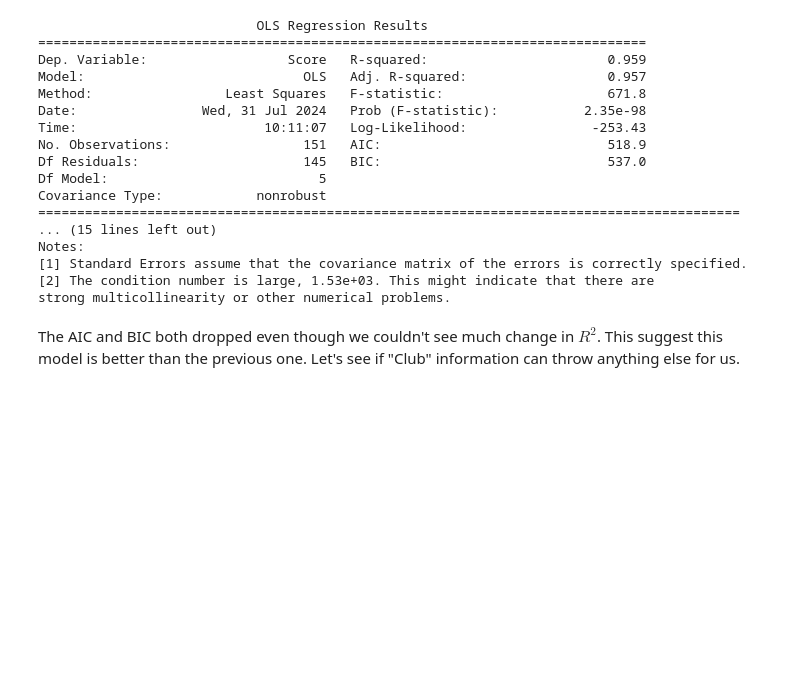
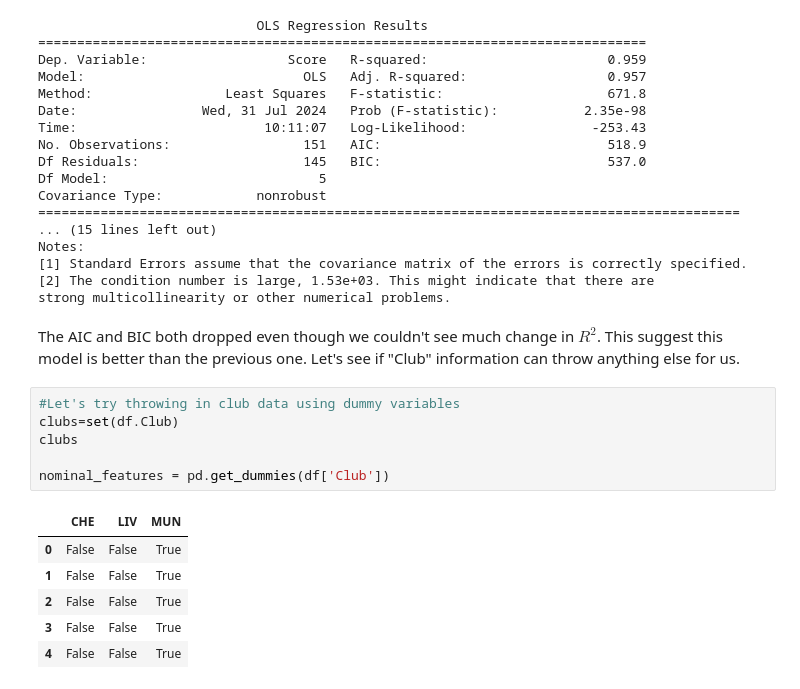
Before and after one commit to M-Abdullah-D/Training_Projects, a Jupyter notebook: Linear Regression Model Project/Notebook.ipynb, the cells around one changed output. Saved outputs shown, nothing was run; the diff lists cells and outputs as text; blank space fills up the shorter version.

```diff
--- a/Linear Regression Model Project/Notebook.ipynb
+++ b/Linear Regression Model Project/Notebook.ipynb
@@ -635,3 +635,16 @@ Notes:
 strong multicollinearity or other numerical problems.
 # %% [markdown]
 The AIC and BIC both dropped even though we couldn't see much change in $R^2$. This suggest this model is better than the previous one. Let's see if "Club" information can throw anything else for us.
+# %%
+#Let's try throwing in club data using dummy variables
+clubs=set(df.Club)
+clubs
+
+nominal_features = pd.get_dummies(df['Club'])
+# %% [output]
+|  | CHE | LIV | MUN |
+| 0 | False | False | True |
+| 1 | False | False | True |
+| 2 | False | False | True |
+| 3 | False | False | True |
+| 4 | False | False | True |
```
Also changed, not shown: parts of 5 cells of this notebook.
